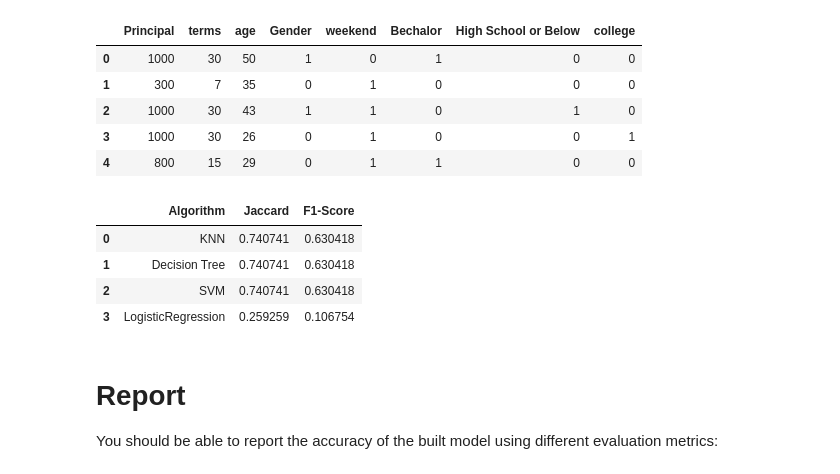
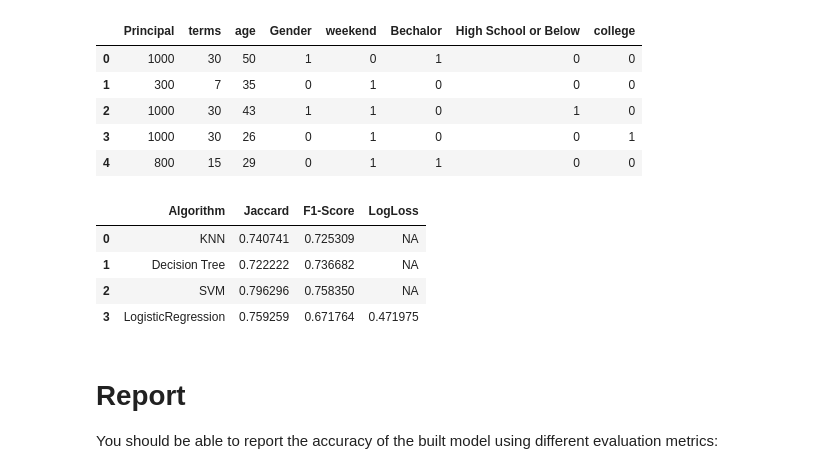
Before and after one commit to jfladinom/Coursera, a Jupyter notebook: Proj Loan.ipynb, the cells around one changed output. Drawn from its saved outputs; the diff is of its cells as text; code cells hidden in the pictures.

```diff
--- a/Proj Loan.ipynb
+++ b/Proj Loan.ipynb
@@ -296,7 +282,7 @@ Notice: You should find the best k to build the model with the best accuracy.
 # %%
 from sklearn.neighbors import KNeighborsClassifier
 
-k = 4
+k = 20
 #Train Model and Predict
 neigh = KNeighborsClassifier(n_neighbors = k).fit(X_train,y_train)
 neigh
@@ -340,8 +326,7 @@ yhat_SVM = svm.predict(X_test)
 # Logistic Regression
 # %%
 from sklearn.linear_model import LogisticRegression
-from sklearn.metrics import confusion_matrix
 
-LR = LogisticRegression(C=0.01, solver='liblinear').fit(X_train,y_train)
+LR = LogisticRegression(C=0.1, solver='sag').fit(X_train,y_train)
 LR
 # %% [output]
@@ -407,34 +392,36 @@ Feature2.head()
 | 3 | 1000 | 30 | 26 | 0 | 1 | 0 | 0 | 1 |
 | 4 | 800 | 15 | 29 | 0 | 1 | 1 | 0 | 0 |
 # %%
-X_test= preprocessing.StandardScaler().fit(X).transform(Feature2)
+X_test= preprocessing.StandardScaler().fit(Feature2).transform(Feature2)
 y_test = test_df['loan_status'].values
 # %%
 yhat_KNN = neigh.predict(X_test)
 yhat_DT = drugTree.predict(X_test)
 yhat_SVM = svm.predict(X_test)
 yhat_LR = LR.predict(X_test)
+yhat_LR_prob = LR.predict_proba(X_test)
 jac_KNN = jaccard_similarity_score(y_test, yhat_KNN)
 F1_KNN = f1_score(y_test, yhat_KNN, average='weighted')
 jac_DT = jaccard_similarity_score(y_test, yhat_DT)
 F1_DT = f1_score(y_test, yhat_DT, average='weighted')
 jac_SVM = jaccard_similarity_score(y_test, yhat_SVM)
 F1_SVM = f1_score(y_test, yhat_SVM, average='weighted')
 jac_LR = jaccard_similarity_score(y_test, yhat_LR)
 F1_LR = f1_score(y_test, yhat_LR, average='weighted')
-
+Log_LR = log_loss(y_test, yhat_LR_prob)
 
 Table = {'Algorithm': ['KNN','Decision Tree','SVM','LogisticRegression'],
         'Jaccard': [jac_KNN,jac_DT,jac_SVM,jac_LR],
-        'F1-Score': [F1_KNN,F1_DT,F1_SVM,F1_LR]
+        'F1-Score': [F1_KNN,F1_DT,F1_SVM,F1_LR],
+        'LogLoss': ['NA','NA','NA',Log_LR]
         }
-pd.DataFrame(Table, columns= ['Algorithm', 'Jaccard', 'F1-Score'])
+pd.DataFrame(Table, columns= ['Algorithm', 'Jaccard', 'F1-Score', 'LogLoss'])
 # %% [output]
-|  | Algorithm | Jaccard | F1-Score |
-| 0 | KNN | 0.740741 | 0.630418 |
-| 1 | Decision Tree | 0.740741 | 0.630418 |
-| 2 | SVM | 0.740741 | 0.630418 |
-| 3 | LogisticRegression | 0.259259 | 0.106754 |
+|  | Algorithm | Jaccard | F1-Score | LogLoss |
+| 0 | KNN | 0.740741 | 0.725309 | NA |
+| 1 | Decision Tree | 0.722222 | 0.736682 | NA |
+| 2 | SVM | 0.796296 | 0.758350 | NA |
+| 3 | LogisticRegression | 0.759259 | 0.671764 | 0.471975 |
 # %% [markdown]
 # Report
 You should be able to report the accuracy of the built model using different evaluation metrics:
```
Also changed, not shown: parts of 6 cells of this notebook.
